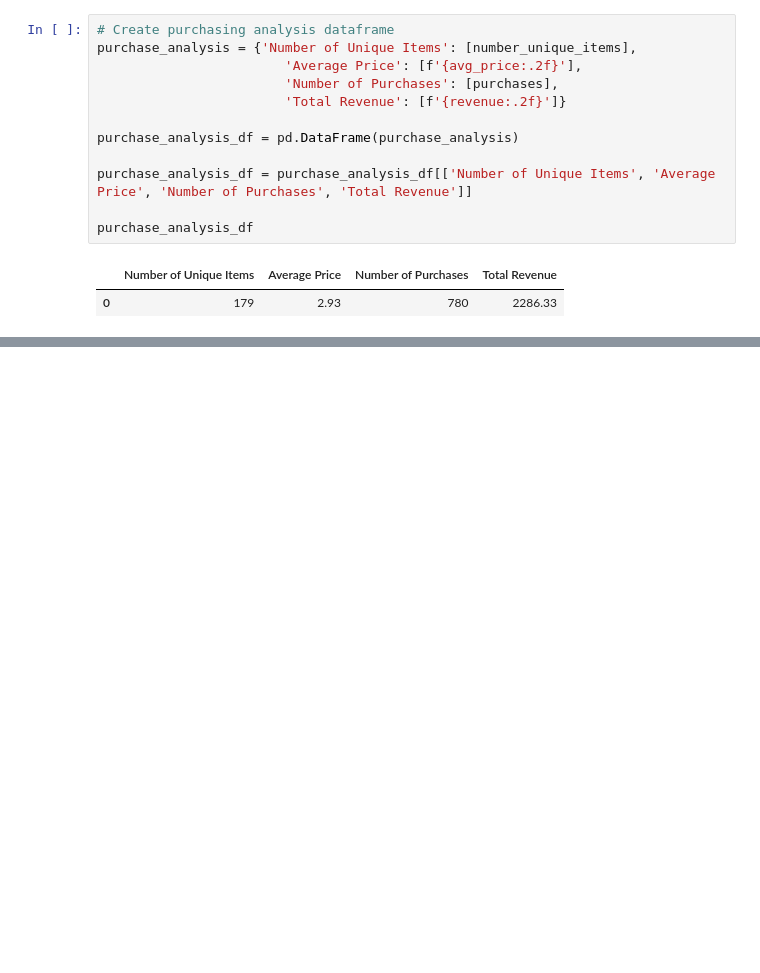
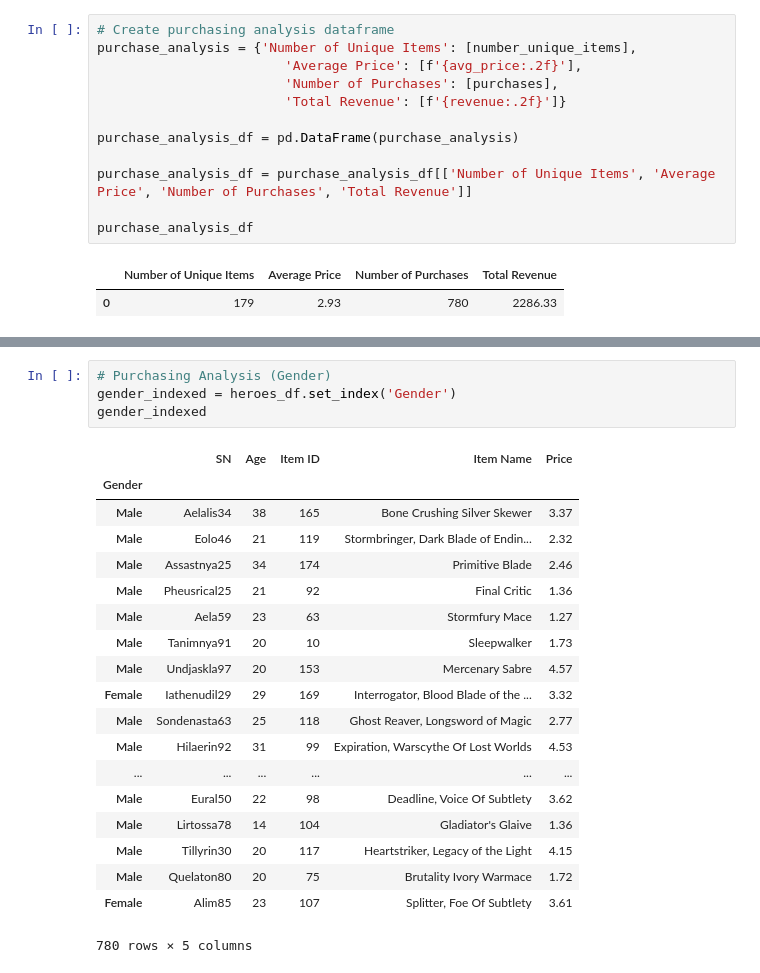
Before and after one commit to Jayleh/UCI, a Jupyter notebook: Homework4/HeroesOfPymoli/Heroes Of Pymoli Data Analysis.ipynb, the cells around one changed output, grey strips where cells are left out. Saved outputs shown, nothing was run; the diff lists cells and outputs as text; blank space fills up the shorter version.

```diff
--- a/Homework4/HeroesOfPymoli/Heroes Of Pymoli Data Analysis.ipynb
+++ b/Homework4/HeroesOfPymoli/Heroes Of Pymoli Data Analysis.ipynb
@@ -151,0 +141,24 @@ gender_df.head()
+# %%
+# Purchasing Analysis (Gender)
+gender_indexed = heroes_df.set_index('Gender')
+gender_indexed
+# %% [output]
+|  | SN | Age | Item ID | Item Name | Price |
+| Gender |  |  |  |  |  |
+| Male | Aelalis34 | 38 | 165 | Bone Crushing Silver Skewer | 3.37 |
+| Male | Eolo46 | 21 | 119 | Stormbringer, Dark Blade of Endin... | 2.32 |
+| Male | Assastnya25 | 34 | 174 | Primitive Blade | 2.46 |
+| Male | Pheusrical25 | 21 | 92 | Final Critic | 1.36 |
+| Male | Aela59 | 23 | 63 | Stormfury Mace | 1.27 |
+| Male | Tanimnya91 | 20 | 10 | Sleepwalker | 1.73 |
+| Male | Undjaskla97 | 20 | 153 | Mercenary Sabre | 4.57 |
+| Female | Iathenudil29 | 29 | 169 | Interrogator, Blood Blade of the ... | 3.32 |
+| Male | Sondenasta63 | 25 | 118 | Ghost Reaver, Longsword of Magic | 2.77 |
+| Male | Hilaerin92 | 31 | 99 | Expiration, Warscythe Of Lost Worlds | 4.53 |
+| ... | ... | ... | ... | ... | ... |
+| Male | Eural50 | 22 | 98 | Deadline, Voice Of Subtlety | 3.62 |
+| Male | Lirtossa78 | 14 | 104 | Gladiator's Glaive | 1.36 |
+| Male | Tillyrin30 | 20 | 117 | Heartstriker, Legacy of the Light | 4.15 |
+| Male | Quelaton80 | 20 | 75 | Brutality Ivory Warmace | 1.72 |
+| Female | Alim85 | 23 | 107 | Splitter, Foe Of Subtlety | 3.61 |
+780 rows × 5 columns
```
Also changed, not shown: parts of 8 cells of this notebook.
